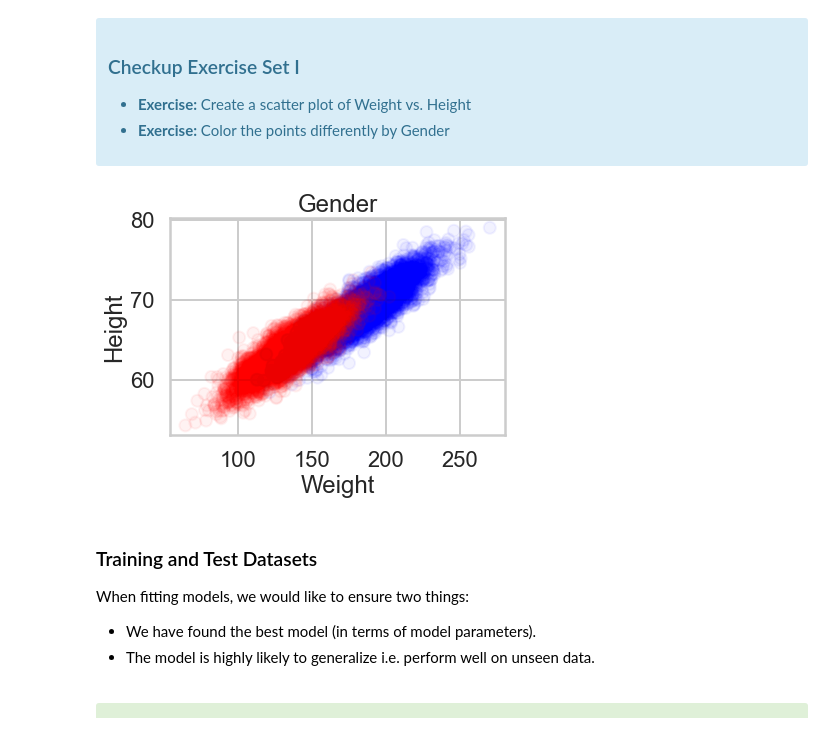
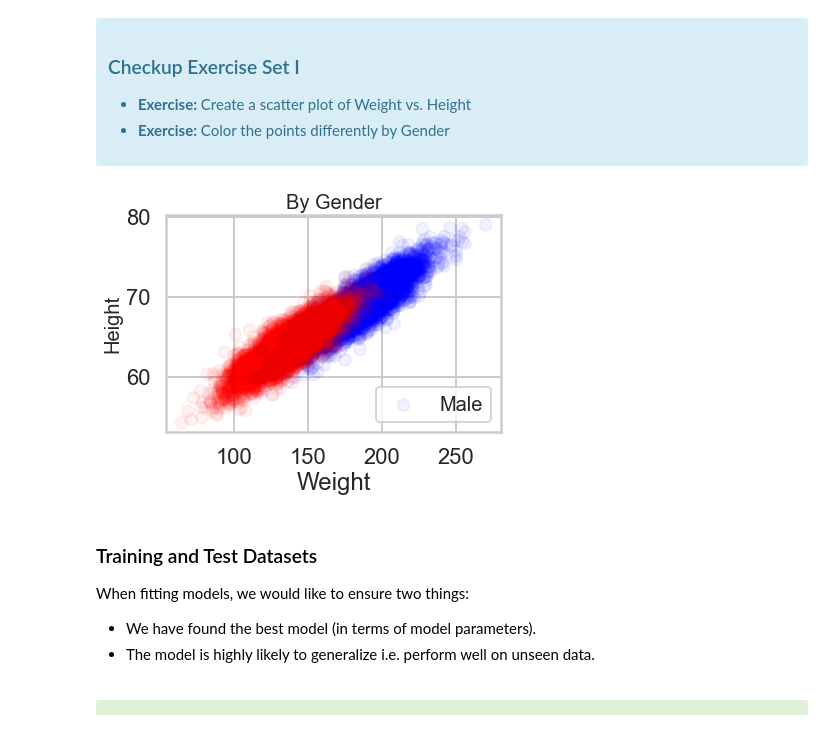
Before and after one commit to JasonCaldwellMBA/Logistic_Regression_Advanced_Case_Study, a Jupyter notebook: Logistic Regression Advanced Case Study.ipynb, the cells around one changed output. Cells and saved outputs as stored; diff of their text form; code cells hidden in the pictures.

```diff
--- a/Logistic Regression Advanced Case Study.ipynb
+++ b/Logistic Regression Advanced Case Study.ipynb
@@ -123,11 +123,12 @@ with the "response" or "label" $y$ as a plain array of 0s and 1s for binary clas
 # %%
 plt.scatter(dflog.Weight, dflog.Height, c=[cm_bright.colors[i] for i in dflog.Gender=="Male"], alpha=0.05)
 plt.xlabel('Weight')
-plt.ylabel('Height')
-plt.title('Gender')
+plt.ylabel('Height', fontsize='small')
+plt.title('By Gender', fontsize='small')
+plt.legend(dflog.Gender, loc='lower right', fontsize='small')
 plt.show()
 # %% [output]
-[figure, old version]
+[figure, new version]
 # %% [markdown]
 ### Training and Test Datasets
 
```
Also changed, not shown: parts of 4 cells of this notebook.
